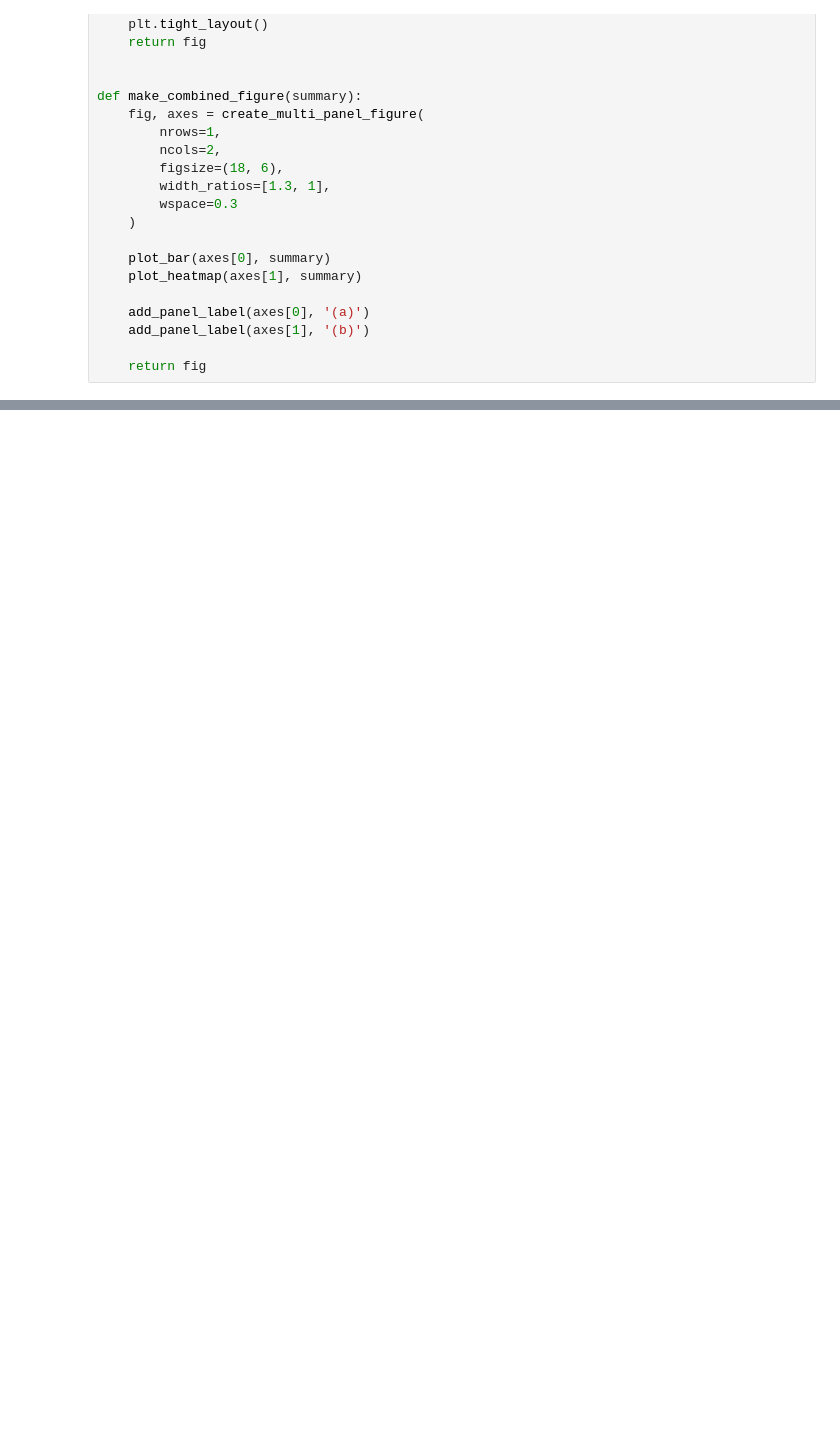
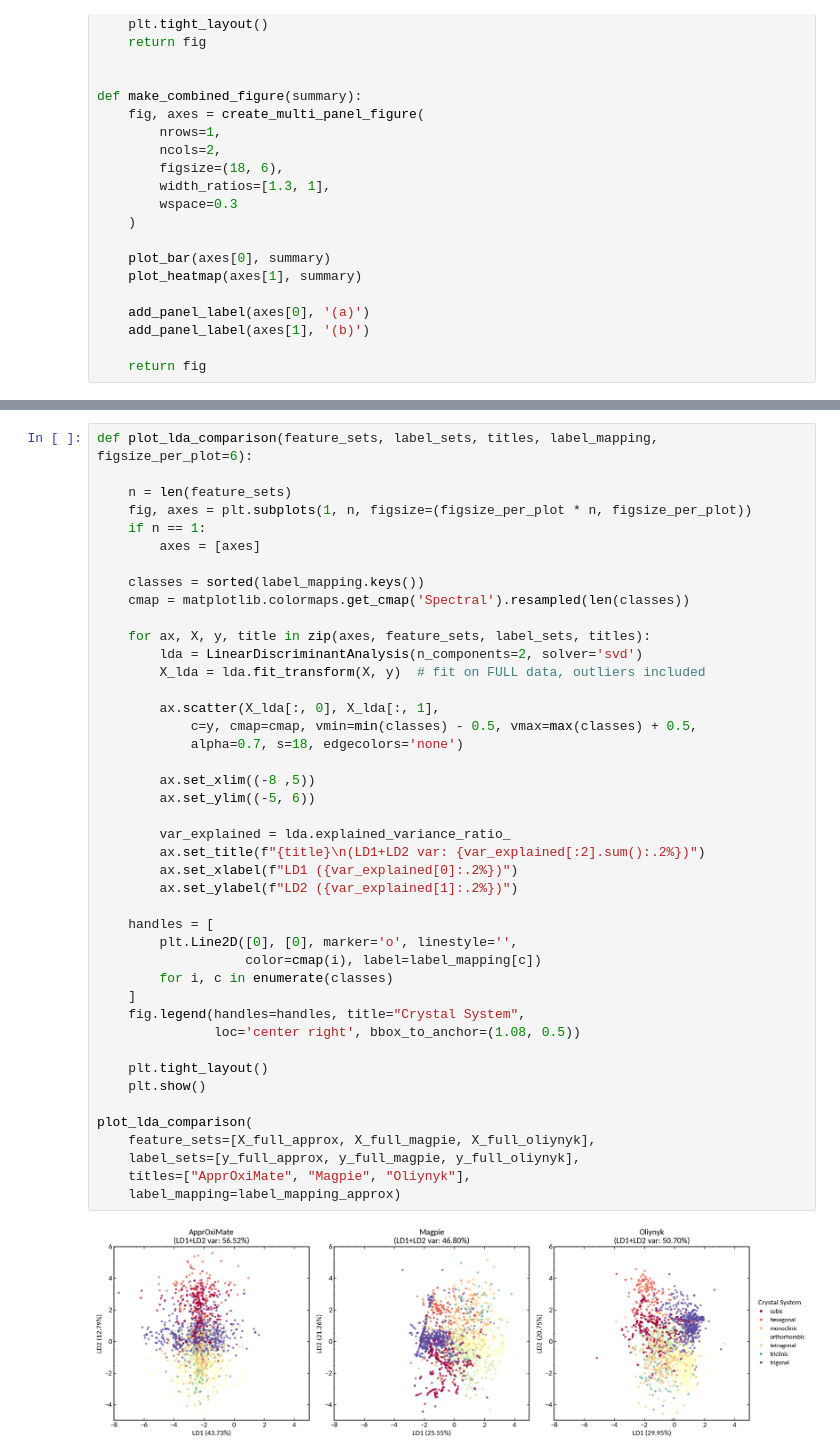
Before and after one commit to RAMP-Labs/ApprOxiMate, a Jupyter notebook: notebooks/exp4_assessing_models.ipynb, the cells around one changed output, grey strips where cells are left out. Saved outputs shown, nothing was run; the diff lists cells and outputs as text; blank space fills up the shorter version.

```diff
--- a/notebooks/exp4_assessing_models.ipynb
+++ b/notebooks/exp4_assessing_models.ipynb
@@ -189,0 +359,45 @@ plt.show()
+# %%
+def plot_lda_comparison(feature_sets, label_sets, titles, label_mapping, figsize_per_plot=6):
+
+    n = len(feature_sets)
+    fig, axes = plt.subplots(1, n, figsize=(figsize_per_plot * n, figsize_per_plot))
+    if n == 1:
+        axes = [axes]
+
+    classes = sorted(label_mapping.keys())
+    cmap = matplotlib.colormaps.get_cmap('Spectral').resampled(len(classes))
+
+    for ax, X, y, title in zip(axes, feature_sets, label_sets, titles):
+        lda = LinearDiscriminantAnalysis(n_components=2, solver='svd')
+        X_lda = lda.fit_transform(X, y)  # fit on FULL data, outliers included
+
+        ax.scatter(X_lda[:, 0], X_lda[:, 1],
+            c=y, cmap=cmap, vmin=min(classes) - 0.5, vmax=max(classes) + 0.5,
+            alpha=0.7, s=18, edgecolors='none')
+
+        ax.set_xlim((-8 ,5))
+        ax.set_ylim((-5, 6))
+
+        var_explained = lda.explained_variance_ratio_
+        ax.set_title(f"{title}\n(LD1+LD2 var: {var_explained[:2].sum():.2%})")
+        ax.set_xlabel(f"LD1 ({var_explained[0]:.2%})")
+        ax.set_ylabel(f"LD2 ({var_explained[1]:.2%})")
+
+    handles = [
+        plt.Line2D([0], [0], marker='o', linestyle='',
+                   color=cmap(i), label=label_mapping[c])
+        for i, c in enumerate(classes)
+    ]
+    fig.legend(handles=handles, title="Crystal System",
+               loc='center right', bbox_to_anchor=(1.08, 0.5))
+
+    plt.tight_layout()
+    plt.show()
+
+plot_lda_comparison(
+    feature_sets=[X_full_approx, X_full_magpie, X_full_oliynyk],
+    label_sets=[y_full_approx, y_full_magpie, y_full_oliynyk],
+    titles=["ApprOxiMate", "Magpie", "Oliynyk"],
+    label_mapping=label_mapping_approx)
+# %% [output]
+[figure, added]
```
Also changed, not shown: parts of 6 cells of this notebook, 8 other files.
